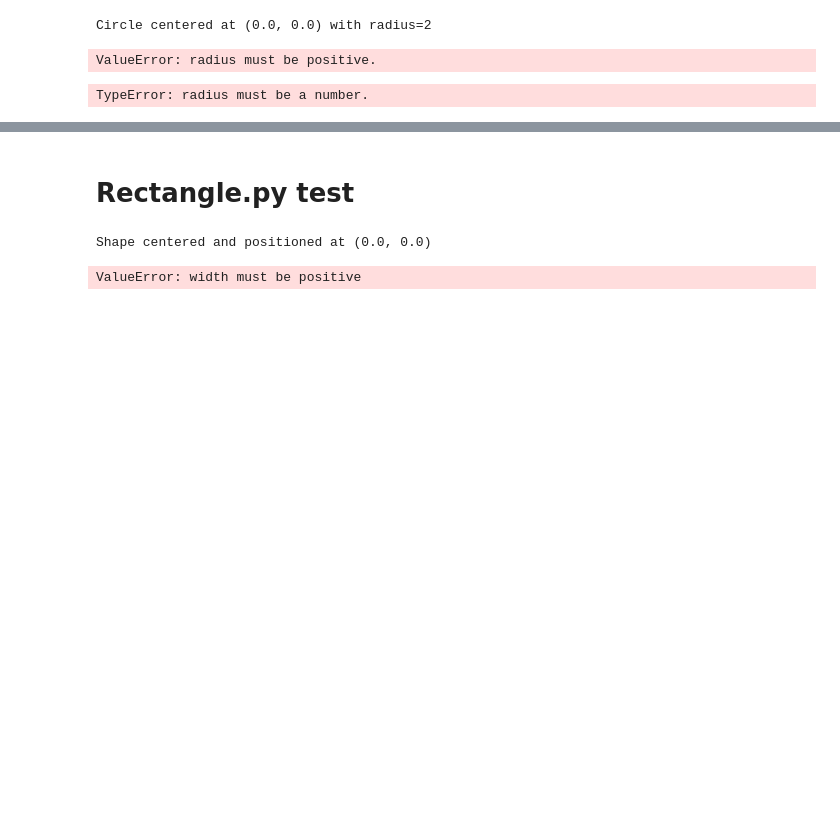
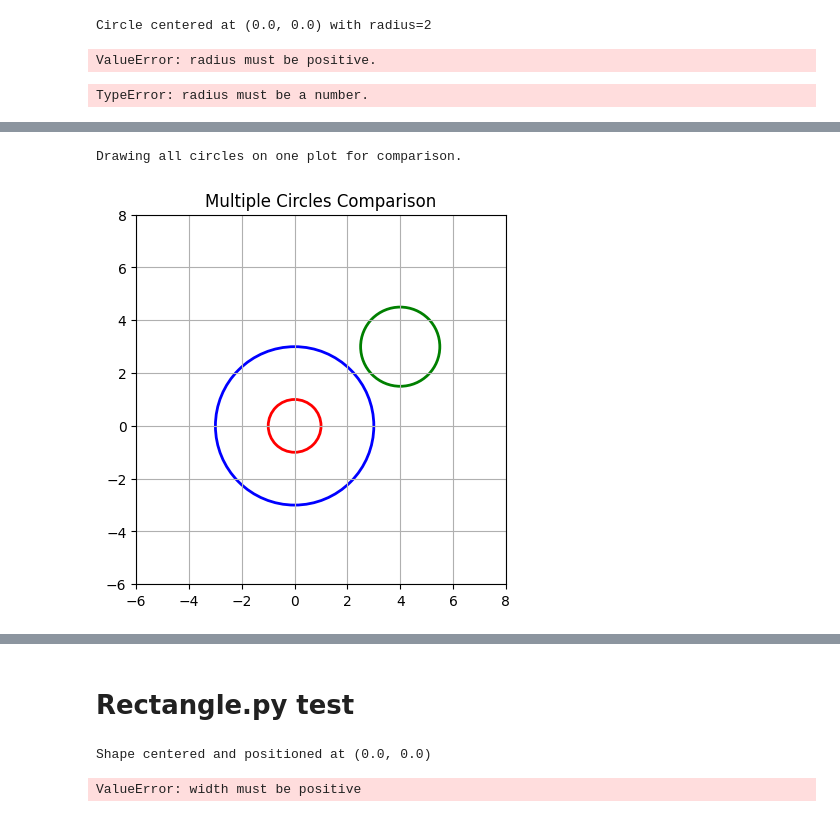
Before and after one commit to densen1995/dennis_lab2_de25, a Jupyter notebook: manual_test.ipynb, the cells around one changed output, grey strips where cells are left out. Drawn from its saved outputs; the diff is of its cells as text; code cells hidden in the pictures; blank space fills up the shorter version.

```diff
--- a/manual_test.ipynb
+++ b/manual_test.ipynb
@@ -18,0 +93,17 @@ c1.radius=4
+# %%
+print("\nDrawing all circles on one plot for comparison.")
+fig, ax = plt.subplots()
+for circle, color in [(circle1, "blue"), (circle2, "green"), (circle3, "red")]:
+    circle_patch = plt.Circle((circle.x, circle.y), circle.radius, color=color, fill=False, linewidth=2)
+    ax.add_patch(circle_patch)
+
+
+ax.set_aspect("equal", adjustable="box")
+ax.set_xlim(-6, 8)
+ax.set_ylim(-6, 8)
+ax.set_title("Multiple Circles Comparison")
+plt.grid(True)
+plt.show()
+# %% [output]
+Drawing all circles on one plot for comparison.
+[figure, added]
```
Also changed, not shown: parts of 18 cells of this notebook, 3 other files.
